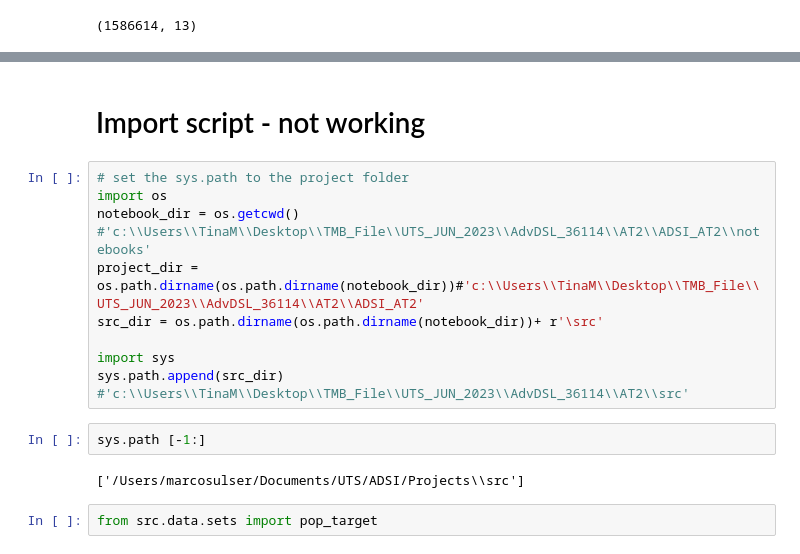
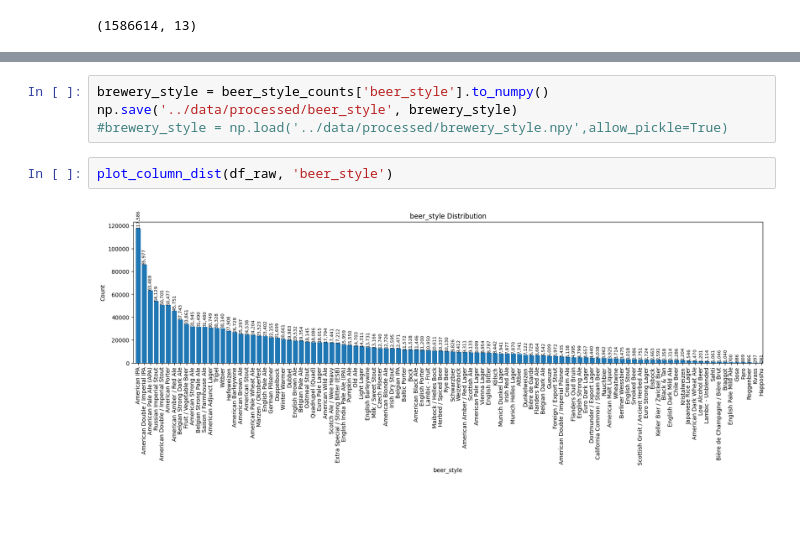
Before and after one commit to TINALIUTS2020/ADSI_AT2, a Jupyter notebook: notebooks/EDA_Tina.ipynb, the cells around one changed output, grey strips where cells are left out. Cells and saved outputs as stored; diff of their text form; blank space fills up the shorter version.

```diff
--- a/notebooks/EDA_Tina.ipynb
+++ b/notebooks/EDA_Tina.ipynb
@@ -98,20 +101,11 @@ beer_style_counts
 | 102 | Kvass | 297 |
 | 103 | Happoshu | 241 |
 104 rows × 2 columns
-# %% [markdown]
-# Import script - not working
-# %%
-# set the sys.path to the project folder
-import os
-notebook_dir = os.getcwd() #'c:\\Users\\TinaM\\Desktop\\TMB_File\\UTS_JUN_2023\\AdvDSL_36114\\AT2\\ADSI_AT2\\notebooks'
-project_dir = os.path.dirname(os.path.dirname(notebook_dir))#'c:\\Users\\TinaM\\Desktop\\TMB_File\\UTS_JUN_2023\\AdvDSL_36114\\AT2\\ADSI_AT2'
-src_dir = os.path.dirname(os.path.dirname(notebook_dir))+ r'\src'
-
-import sys
-sys.path.append(src_dir) #'c:\\Users\\TinaM\\Desktop\\TMB_File\\UTS_JUN_2023\\AdvDSL_36114\\AT2\\src'
-# %%
-sys.path [-1:]
-# %% [output]
-['/Users/marcosulser/Documents/UTS/ADSI/Projects\\src']
-# %%
-from src.data.sets import pop_target
+# %%
+brewery_style = beer_style_counts['beer_style'].to_numpy()
+np.save('../data/processed/beer_style', brewery_style)
+#brewery_style = np.load('../data/processed/brewery_style.npy',allow_pickle=True)
+# %%
+plot_column_dist(df_raw, 'beer_style')
+# %% [output]
+[figure, added]
```
Also changed, not shown: parts of 10 cells of this notebook, 5 other files.
